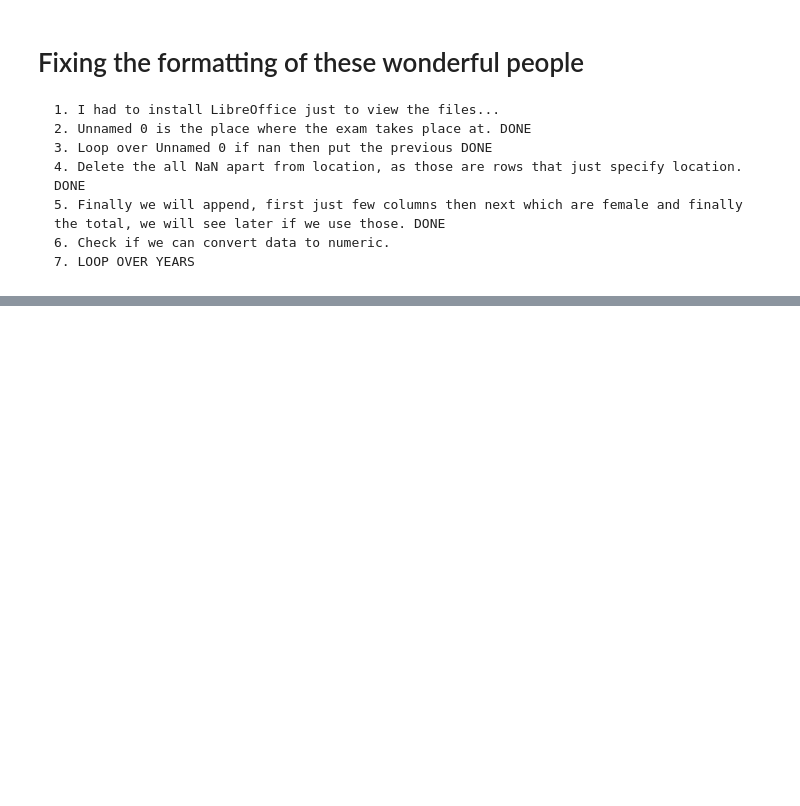
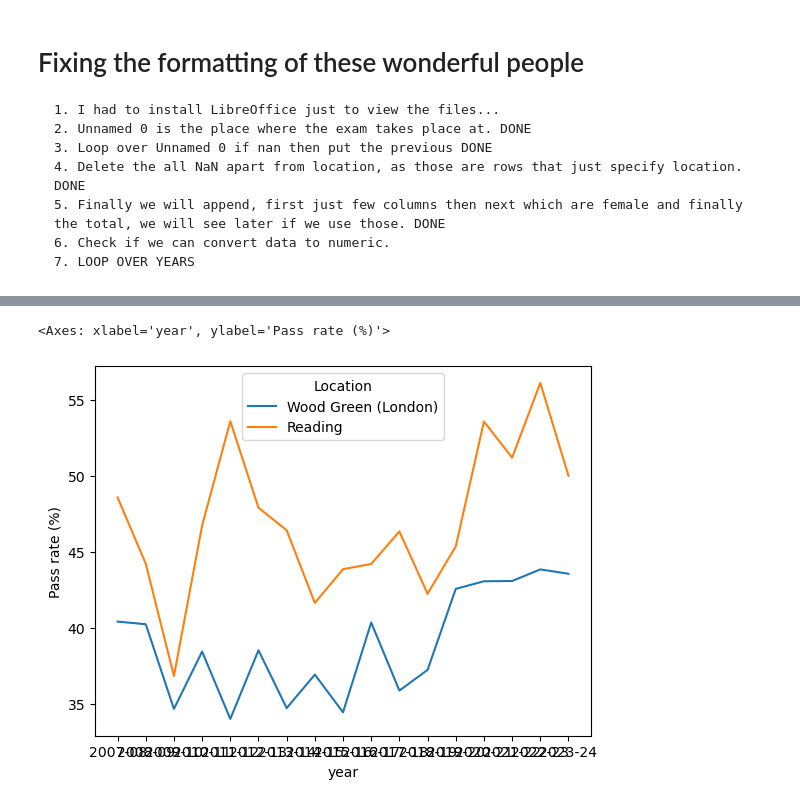
Before and after one commit to gtobias-larrauri/stats-project, a Jupyter notebook: formatting_pandas.ipynb, the cells around one changed output, grey strips where cells are left out. Cells and saved outputs as stored; diff of their text form; code cells hidden in the pictures; blank space fills up the shorter version.

```diff
--- a/formatting_pandas.ipynb
+++ b/formatting_pandas.ipynb
@@ -100,0 +170,4 @@ df
+# %%
+df_women_21 = df_reading[(df_reading["Age"]==21) & (df_reading["gender"]==1)]
+# %%
+df_women_21 = df_women_21.sort_values(by="year")
@@ -100,0 +199,5 @@ df
+# %%
+sns.lineplot(x= "year", y="Pass rate (%)" ,hue="Location",data=df_women_21, errorbar=None)
+# %% [output]
+<Axes: xlabel='year', ylabel='Pass rate (%)'>
+[figure, added]
```
Also changed, not shown: parts of 22 cells of this notebook, 4 other files.
